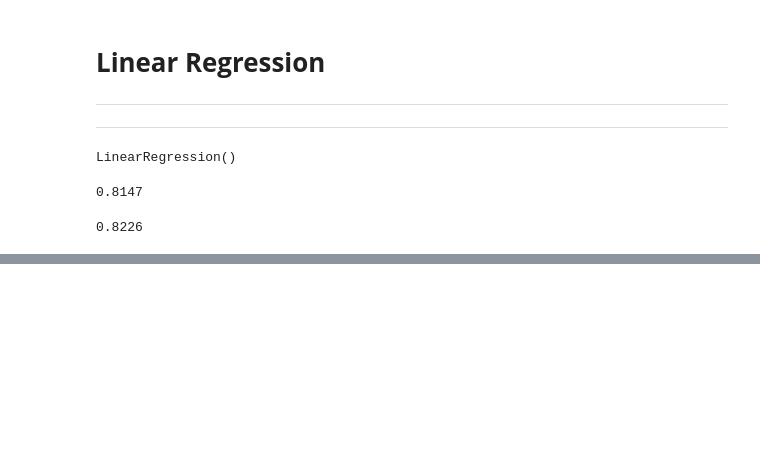
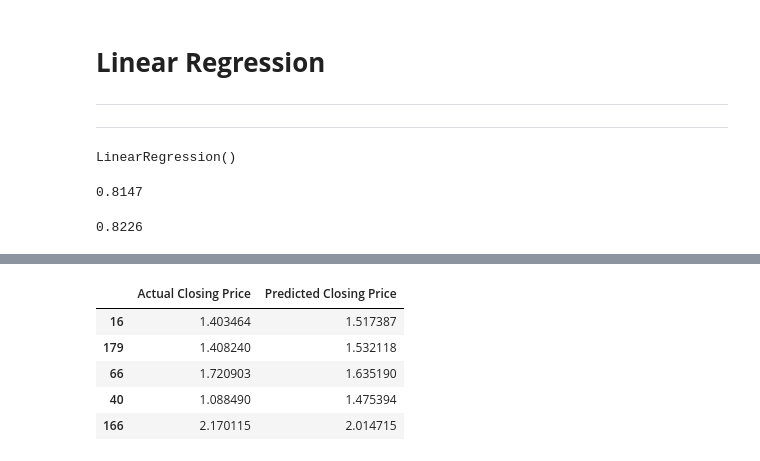
Before and after one commit to ShuklaRajni/Yes_Bank_Stock_Prices_Prediction_analysis, a Jupyter notebook: Yes_Bank_Stock_Closing_Price_Prediction_Capstone_Project_2.ipynb, the cells around one changed output, grey strips where cells are left out. Saved outputs shown, nothing was run; the diff lists cells and outputs as text; code cells hidden in the pictures; blank space fills up the shorter version.

```diff
--- a/Yes_Bank_Stock_Closing_Price_Prediction_Capstone_Project_2.ipynb
+++ b/Yes_Bank_Stock_Closing_Price_Prediction_Capstone_Project_2.ipynb
@@ -489,0 +492,4 @@ round(regressor.score(X_test, y_test), 4)
+# %%
+#Predict y_test on the basis of train sets
+y_pred = regressor.predict(X_test)
+y_pred
@@ -489,0 +516,15 @@ round(regressor.score(X_test, y_test), 4)
+# %%
+# creating the DataFrame of test and train Dataset
+train_Dataset = pd.DataFrame(X_train,y_train)
+test_Dataset = pd.DataFrame(y_test)
+test_Dataset.rename(columns= {'Close' :'Actual Closing Price'}, inplace =True)
+# %%
+test_Dataset['Predicted Closing Price']= y_pred
+test_Dataset.head()
+# %% [output]
+|  | Actual Closing Price | Predicted Closing Price |
+| 16 | 1.403464 | 1.517387 |
+| 179 | 1.408240 | 1.532118 |
+| 66 | 1.720903 | 1.635190 |
+| 40 | 1.088490 | 1.475394 |
+| 166 | 2.170115 | 2.014715 |
```
Also changed, not shown: parts of 3 cells of this notebook.
